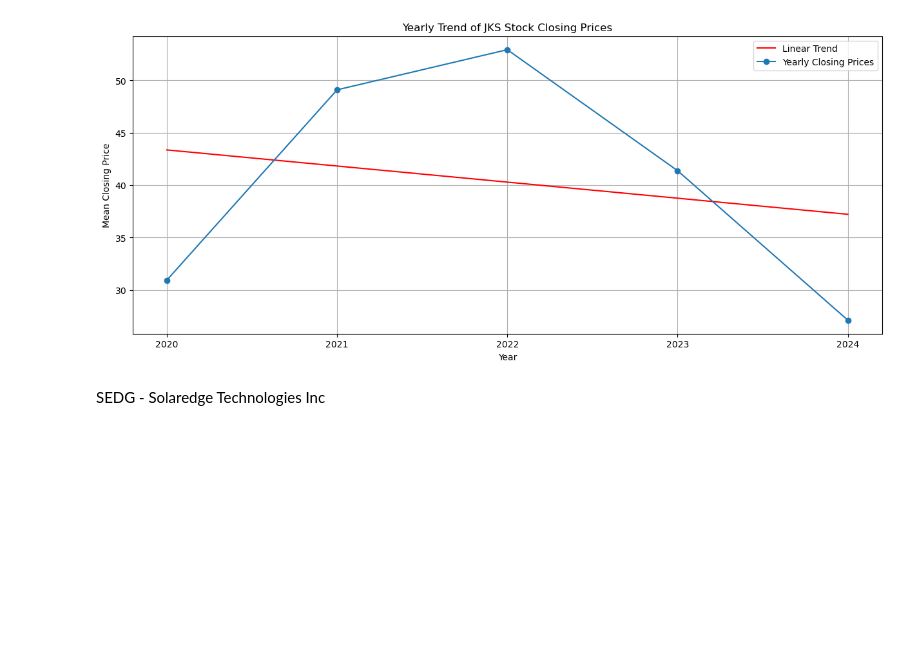
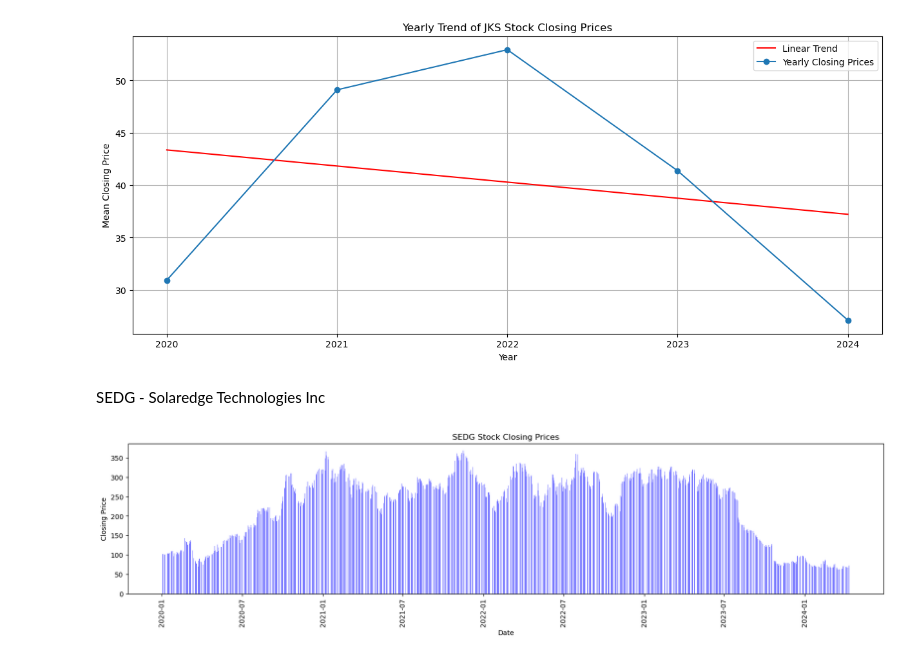
Before and after one commit to srhill12/Solar_stock_project, a Jupyter notebook: tatiana_work.ipynb, the cells around one changed output. Cells and saved outputs as stored; diff of their text form; code cells hidden in the pictures; blank space fills up the shorter version.

```diff
--- a/tatiana_work.ipynb
+++ b/tatiana_work.ipynb
@@ -556,3 +556,14 @@ plt.show()
 [figure]
 # %% [markdown]
 SEDG - Solaredge Technologies Inc
+# %%
+sedg_df.reset_index(inplace=True)
+plt.figure(figsize=(20, 4))
+plt.bar(sedg_df['Date'], sedg_df["SEDG_Close"], color='b', alpha=0.5, align="edge")
+plt.xticks(rotation="vertical")
+plt.title('SEDG Stock Closing Prices')
+plt.xlabel('Date')
+plt.ylabel('Closing Price')
+plt.show()
+# %% [output]
+[figure, added]
```
Also changed, not shown: parts of 3 cells of this notebook.
